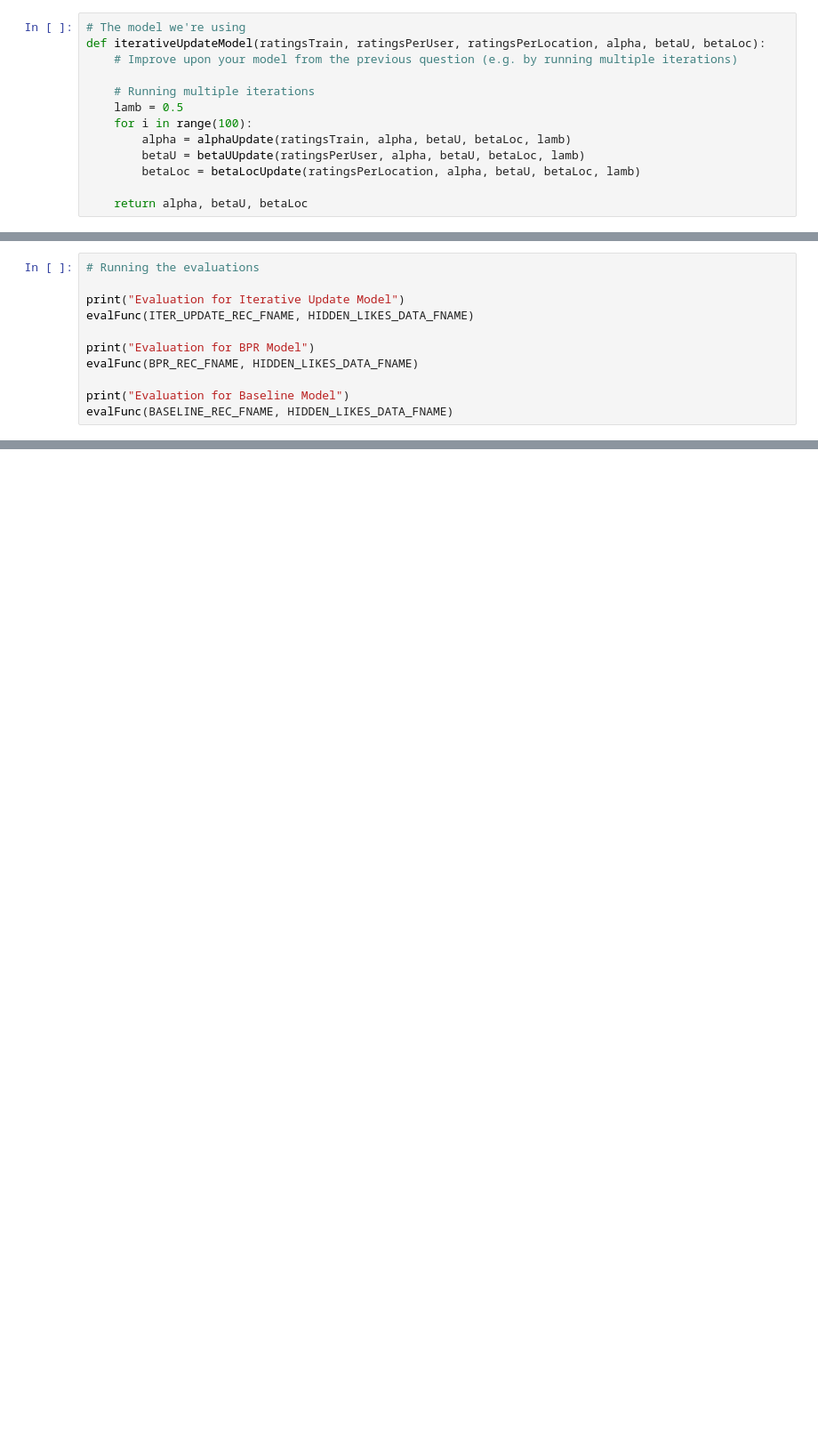
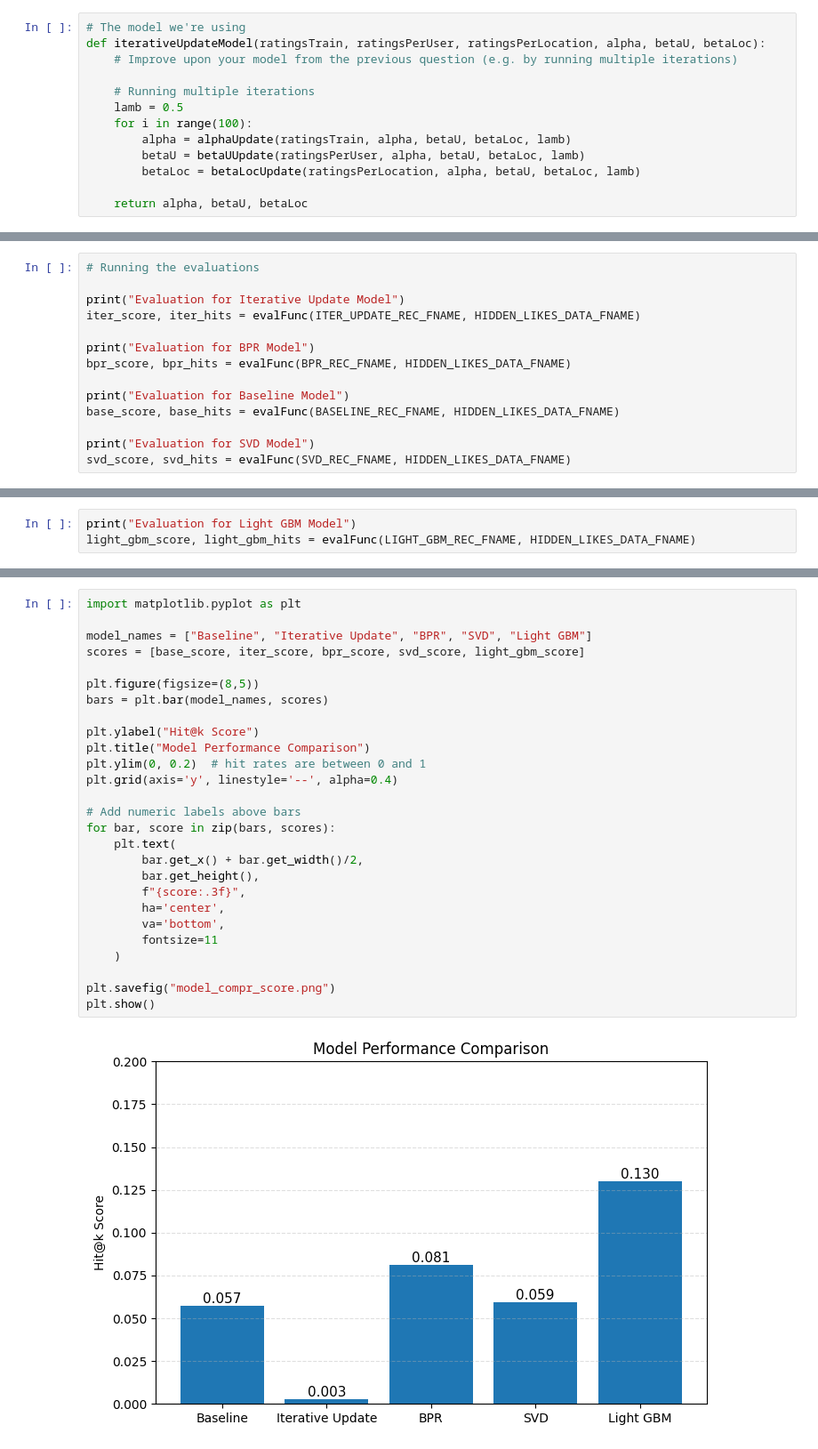
Before and after one commit to asaladi/CSE158_Assignment2, a Jupyter notebook: workbook2.ipynb, the cells around one changed output, grey strips where cells are left out. Shown: that part at 89% size. Drawn from its saved outputs; the diff is of its cells as text; blank space fills up the shorter version.

```diff
--- a/workbook2.ipynb
+++ b/workbook2.ipynb
@@ -896,12 +1338,15 @@ def evalFunc(recs_fname, hidden_fname):
 # Running the evaluations
 
 print("Evaluation for Iterative Update Model")
-evalFunc(ITER_UPDATE_REC_FNAME, HIDDEN_LIKES_DATA_FNAME)
+iter_score, iter_hits = evalFunc(ITER_UPDATE_REC_FNAME, HIDDEN_LIKES_DATA_FNAME)
 
 print("Evaluation for BPR Model")
-evalFunc(BPR_REC_FNAME, HIDDEN_LIKES_DATA_FNAME)
+bpr_score, bpr_hits = evalFunc(BPR_REC_FNAME, HIDDEN_LIKES_DATA_FNAME)
 
 print("Evaluation for Baseline Model")
-evalFunc(BASELINE_REC_FNAME, HIDDEN_LIKES_DATA_FNAME)
+base_score, base_hits = evalFunc(BASELINE_REC_FNAME, HIDDEN_LIKES_DATA_FNAME)
+
+print("Evaluation for SVD Model")
+svd_score, svd_hits = evalFunc(SVD_REC_FNAME, HIDDEN_LIKES_DATA_FNAME)
 # %% [output]
 Evaluation for Iterative Update Model
@@ -918,0 +1366,3 @@ Overall high hit score:  0.024473358116480794
+# %%
+print("Evaluation for Light GBM Model")
+light_gbm_score, light_gbm_hits = evalFunc(LIGHT_GBM_REC_FNAME, HIDDEN_LIKES_DATA_FNAME)
@@ -918,0 +1372,29 @@ Overall high hit score:  0.024473358116480794
+# %%
+import matplotlib.pyplot as plt
+
+model_names = ["Baseline", "Iterative Update", "BPR", "SVD", "Light GBM"]
+scores = [base_score, iter_score, bpr_score, svd_score, light_gbm_score]
+
+plt.figure(figsize=(8,5))
+bars = plt.bar(model_names, scores)
+
+plt.ylabel("Hit@k Score")
+plt.title("Model Performance Comparison")
+plt.ylim(0, 0.2)  # hit rates are between 0 and 1
+plt.grid(axis='y', linestyle='--', alpha=0.4)
+
+# Add numeric labels above bars
+for bar, score in zip(bars, scores):
+    plt.text(
+        bar.get_x() + bar.get_width()/2,
+        bar.get_height(),
+        f"{score:.3f}",
+        ha='center',
+        va='bottom',
+        fontsize=11
+    )
+
+plt.savefig("model_compr_score.png")
+plt.show()
+# %% [output]
+[figure, added]
```
Also changed, not shown: parts of 33 cells of this notebook, 6 other files.
